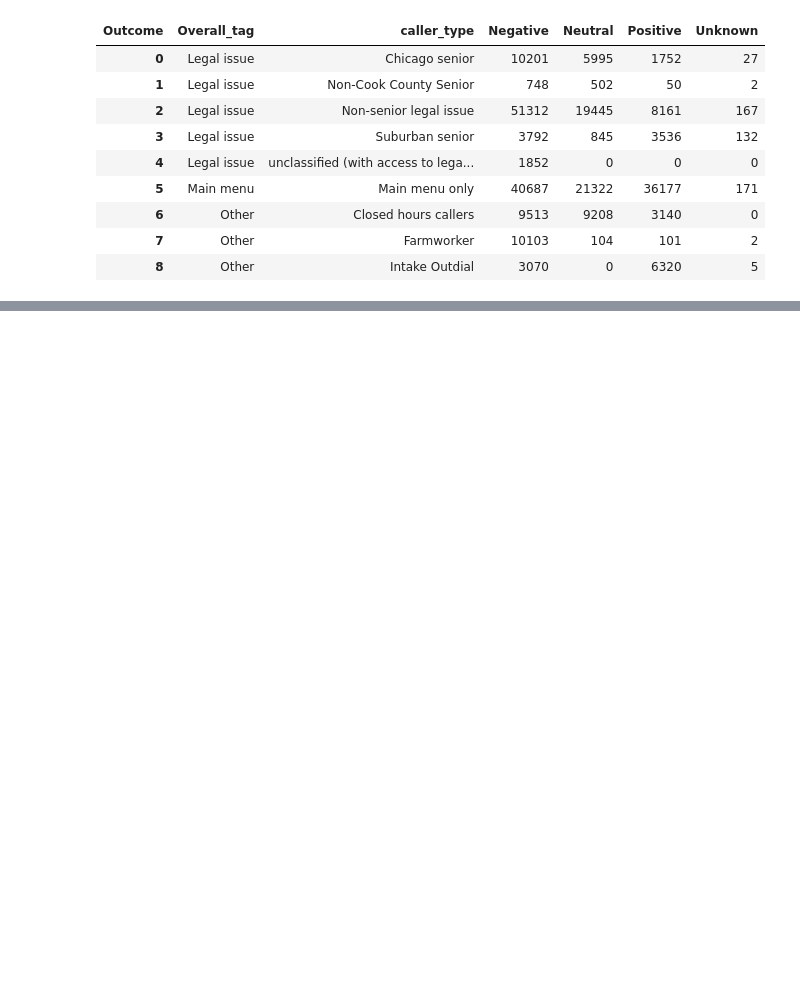
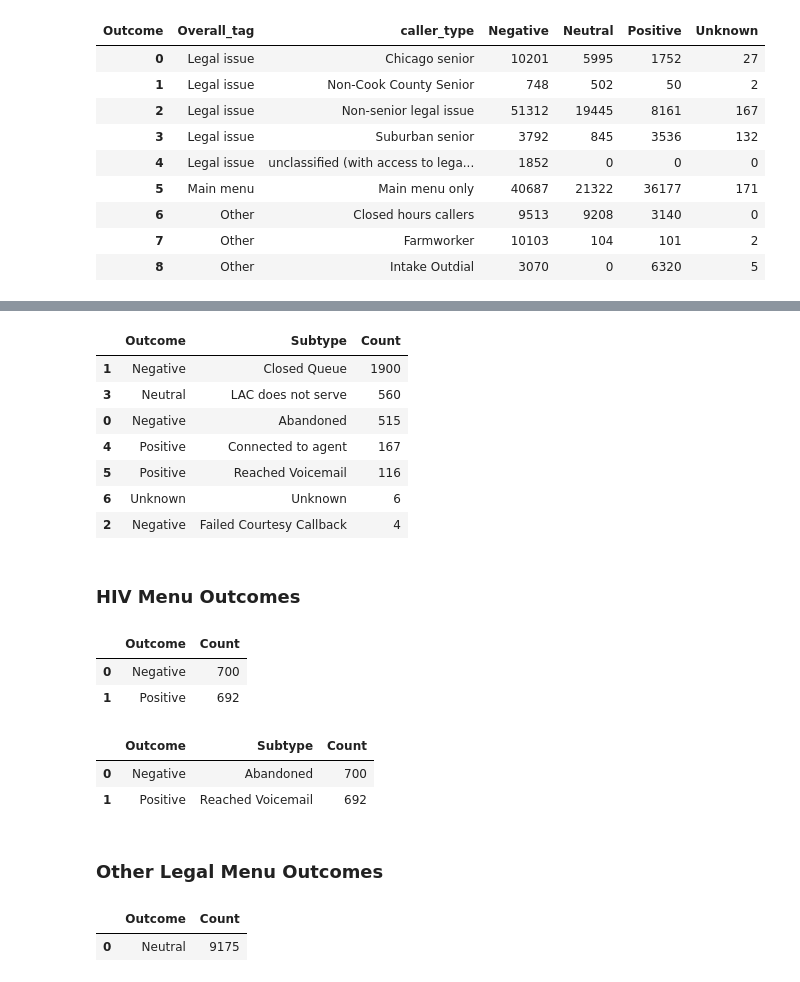
Before and after one commit to arvindkrishna87/STAT390_LegalAid_Fall2025, a Jupyter notebook: Code/Call outcome analysis/CallOutcomeTagging_9Dec_Vivienne.ipynb, the cells around one changed output, grey strips where cells are left out. Drawn from its saved outputs; the diff is of its cells as text; code cells hidden in the pictures; blank space fills up the shorter version.

```diff
--- a/Code/Call outcome analysis/CallOutcomeTagging_9Dec_Vivienne.ipynb
+++ b/Code/Call outcome analysis/CallOutcomeTagging_9Dec_Vivienne.ipynb
@@ -683,0 +768,5 @@ array(['Legal Family Menu Telephony EP', 'Legal Menu Telephony EP',
+# %%
+immi_menu = final_legal.loc[final_legal['Final Menu'] == 'Legal Immigration Menu Telephony EP', :]
+
+summary = immi_menu.groupby('Outcome').size().reset_index(name='Count').sort_values(by='Count', ascending= False)
+summary
@@ -683,0 +779,40 @@ array(['Legal Family Menu Telephony EP', 'Legal Menu Telephony EP',
+# %%
+summary = immi_menu.groupby(['Outcome', 'Subtype']).size().reset_index(name='Count').sort_values(by='Count', ascending= False)
+summary
+# %% [output]
+|  | Outcome | Subtype | Count |
+| 1 | Negative | Closed Queue | 1900 |
+| 3 | Neutral | LAC does not serve | 560 |
+| 0 | Negative | Abandoned | 515 |
+| 4 | Positive | Connected to agent | 167 |
+| 5 | Positive | Reached Voicemail | 116 |
+| 6 | Unknown | Unknown | 6 |
+| 2 | Negative | Failed Courtesy Callback | 4 |
+# %% [markdown]
+### HIV Menu Outcomes
+# %%
+hiv_menu = final_legal.loc[final_legal['Final Menu'] == 'Legal HIV Menu Telephony EP', :]
+
+summary = hiv_menu.groupby('Outcome').size().reset_index(name='Count').sort_values(by='Count', ascending= False)
+summary
+# %% [output]
+|  | Outcome | Count |
+| 0 | Negative | 700 |
+| 1 | Positive | 692 |
+# %%
+summary = hiv_menu.groupby(['Outcome', 'Subtype']).size().reset_index(name='Count').sort_values(by='Count', ascending= False)
+summary
+# %% [output]
+|  | Outcome | Subtype | Count |
+| 0 | Negative | Abandoned | 700 |
+| 1 | Positive | Reached Voicemail | 692 |
+# %% [markdown]
+### Other Legal Menu Outcomes
+# %%
+other_legal_menu = final_legal.loc[final_legal['Final Menu'] == 'Other Legal Menu Telephony EP', :]
+
+summary = other_legal_menu.groupby('Outcome').size().reset_index(name='Count').sort_values(by='Count', ascending= False)
+summary
+# %% [output]
+|  | Outcome | Count |
+| 0 | Neutral | 9175 |
```
Also changed, not shown: parts of 47 cells of this notebook.
